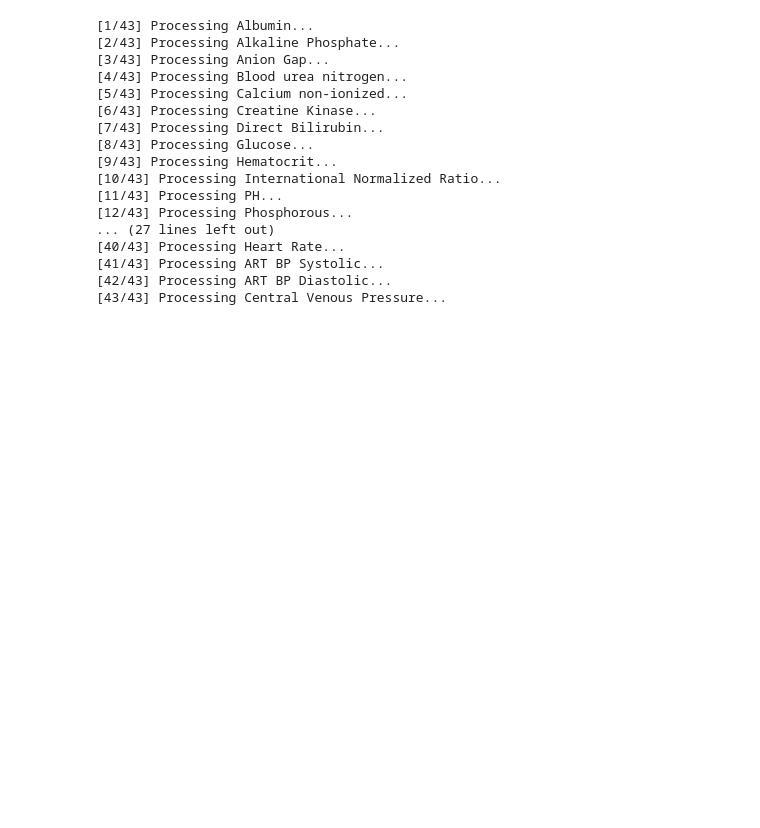
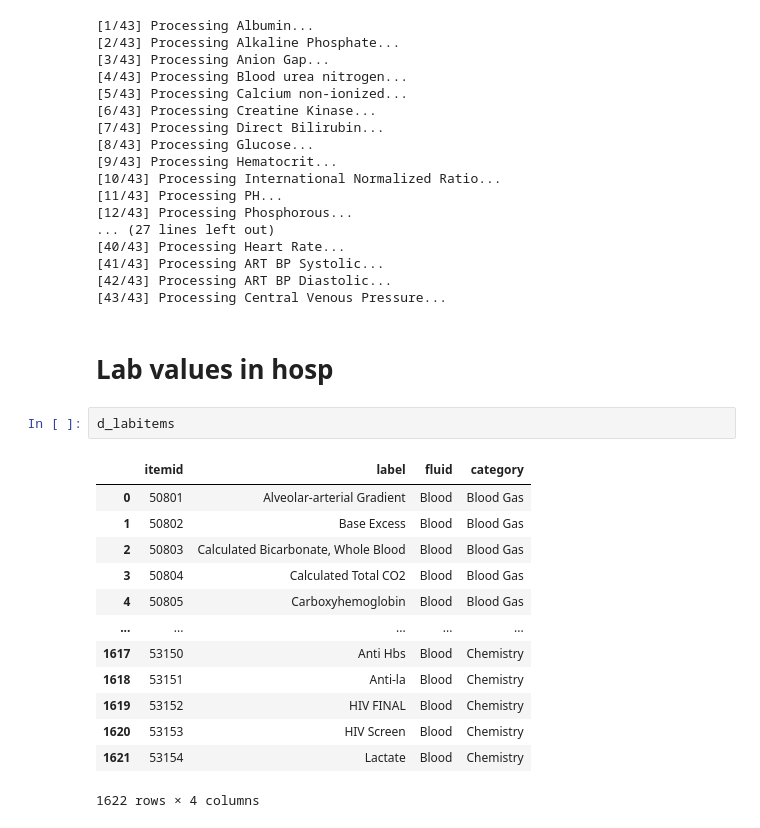
Before and after one commit to cyp-ark/RL-AIAKI, a Jupyter notebook: code/2_.ipynb, the cells around one changed output. Cells and saved outputs as stored; diff of their text form; blank space fills up the shorter version.

```diff
--- a/code/2_.ipynb
+++ b/code/2_.ipynb
@@ -198,3 +198,21 @@ for i,idx in tqdm(enumerate(labvalues.abbreviation)):
 [41/43] Processing ART BP Systolic...
 [42/43] Processing ART BP Diastolic...
 [43/43] Processing Central Venous Pressure...
+# %% [markdown]
+# Lab values in hosp
+# %%
+d_labitems
+# %% [output]
+|  | itemid | label | fluid | category |
+| 0 | 50801 | Alveolar-arterial Gradient | Blood | Blood Gas |
+| 1 | 50802 | Base Excess | Blood | Blood Gas |
+| 2 | 50803 | Calculated Bicarbonate, Whole Blood | Blood | Blood Gas |
+| 3 | 50804 | Calculated Total CO2 | Blood | Blood Gas |
+| 4 | 50805 | Carboxyhemoglobin | Blood | Blood Gas |
+| ... | ... | ... | ... | ... |
+| 1617 | 53150 | Anti Hbs | Blood | Chemistry |
+| 1618 | 53151 | Anti-la | Blood | Chemistry |
+| 1619 | 53152 | HIV FINAL | Blood | Chemistry |
+| 1620 | 53153 | HIV Screen | Blood | Chemistry |
+| 1621 | 53154 | Lactate | Blood | Chemistry |
+1622 rows × 4 columns
```
Also changed, not shown: parts of 2 cells of this notebook, 2 other files.
